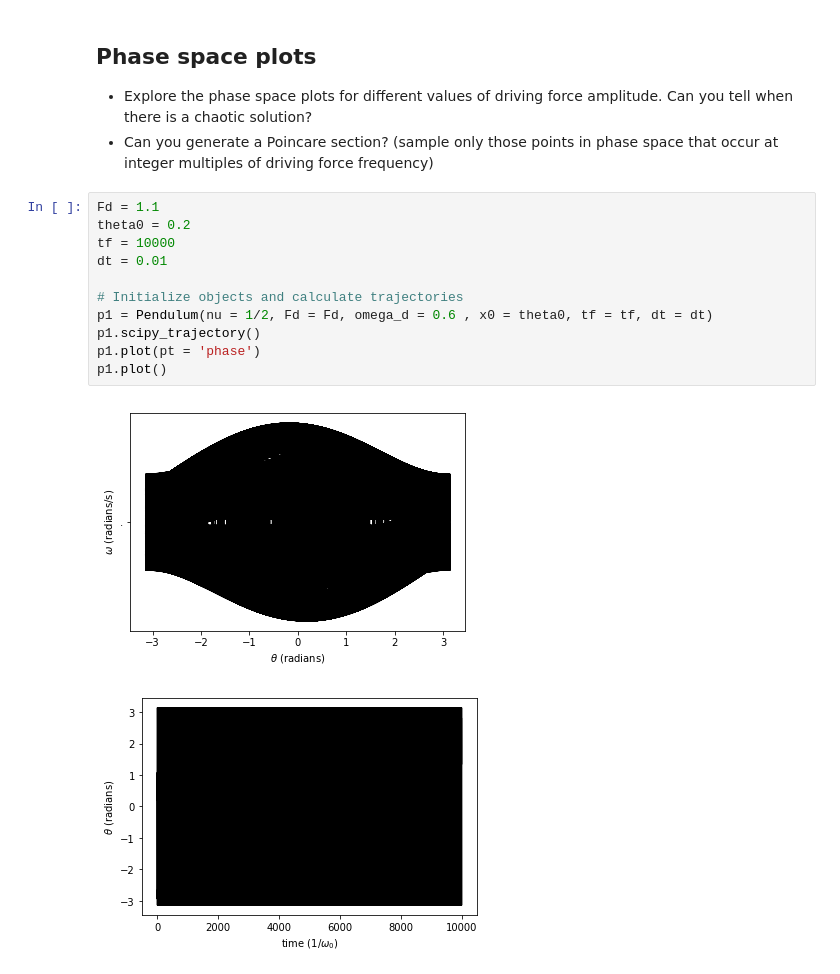
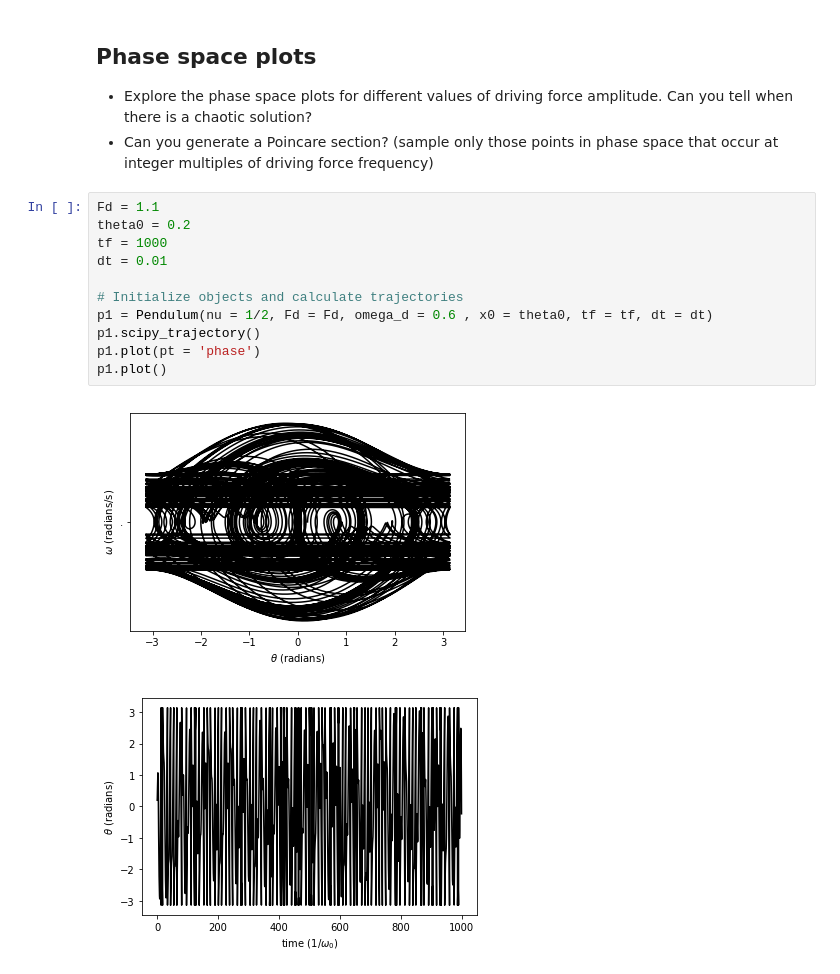
Before and after one commit to GeneSiriviboon/Lectures, a Jupyter notebook: Lecture5.ipynb, the cells around one changed output. Cells and saved outputs as stored; diff of their text form.

```diff
--- a/Lecture5.ipynb
+++ b/Lecture5.ipynb
@@ -197,14 +197,14 @@ plt.show()
 # %%
 Fd = 1.1
 theta0 = 0.2
-tf = 10000
+tf = 1000
 dt = 0.01
 
 # Initialize objects and calculate trajectories
 p1 = Pendulum(nu = 1/2, Fd = Fd, omega_d = 0.6 , x0 = theta0, tf = tf, dt = dt)
 p1.scipy_trajectory()
 p1.plot(pt = 'phase')
 p1.plot()
 # %% [output]
-[figure, old version]
+[figure, new version]
-[figure, old version]
+[figure, new version]
```
Also changed, not shown: parts of 1 cell of this notebook, 2 other files.
